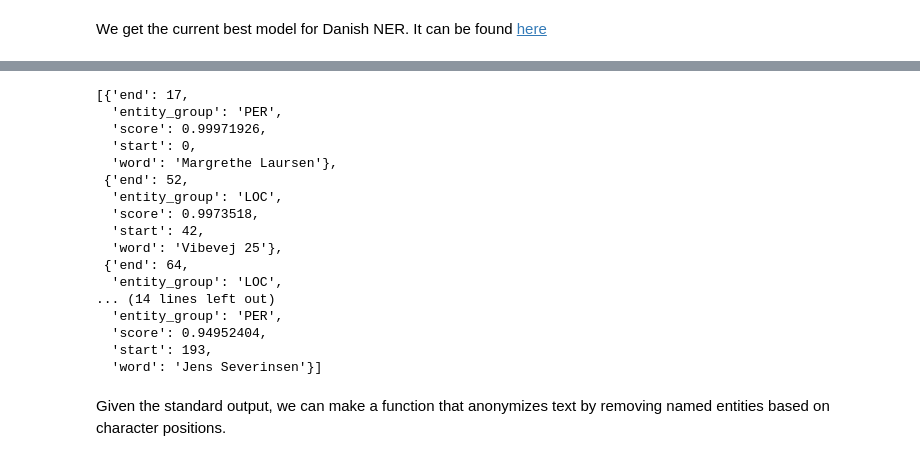
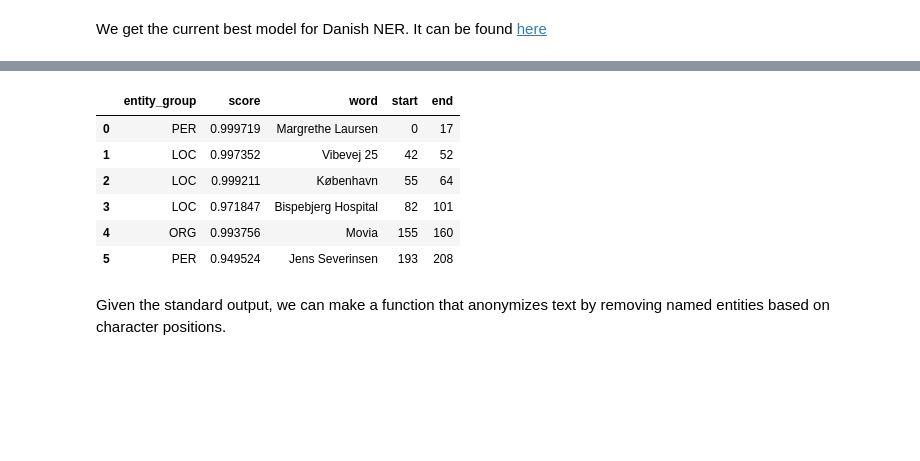
Before and after one commit to PeerChristensen/NLP-Demos, a Jupyter notebook: da_transfomers_intro.ipynb, the cells around one changed output, grey strips where cells are left out. Cells and saved outputs as stored; diff of their text form; code cells hidden in the pictures; blank space fills up the shorter version.

```diff
--- a/da_transfomers_intro.ipynb
+++ b/da_transfomers_intro.ipynb
@@ -33,25 +34,15 @@ Requirement already satisfied: click in /usr/local/lib/python3.7/dist-packages (
 # %%
 text = "Margrethe Laursen, bosiddende på adressen Vibevej 25 i København, blev indlagt på Bispebjerg Hospital efter en ulykke i forbindelse med hendes arbejde ved Movia. Hun blev behandlet af Overlæge Jens Severinsen."
-# %%
-ner(text)
-# %% [output]
-[{'end': 17,
-  'entity_group': 'PER',
-  'score': 0.99971926,
-  'start': 0,
-  'word': 'Margrethe Laursen'},
- {'end': 52,
-  'entity_group': 'LOC',
-  'score': 0.9973518,
-  'start': 42,
-  'word': 'Vibevej 25'},
- {'end': 64,
-  'entity_group': 'LOC',
-... (14 lines left out)
-  'entity_group': 'PER',
-  'score': 0.94952404,
-  'start': 193,
-  'word': 'Jens Severinsen'}]
+# %%
+pd.DataFrame(ner(text))
+# %% [output]
+|  | entity_group | score | word | start | end |
+| 0 | PER | 0.999719 | Margrethe Laursen | 0 | 17 |
+| 1 | LOC | 0.997352 | Vibevej 25 | 42 | 52 |
+| 2 | LOC | 0.999211 | København | 55 | 64 |
+| 3 | LOC | 0.971847 | Bispebjerg Hospital | 82 | 101 |
+| 4 | ORG | 0.993756 | Movia | 155 | 160 |
+| 5 | PER | 0.949524 | Jens Severinsen | 193 | 208 |
 # %% [markdown]
 Given the standard output, we can make a function that anonymizes text by removing named entities based on character positions.
 # %%
```
Also changed, not shown: parts of 9 cells of this notebook.
